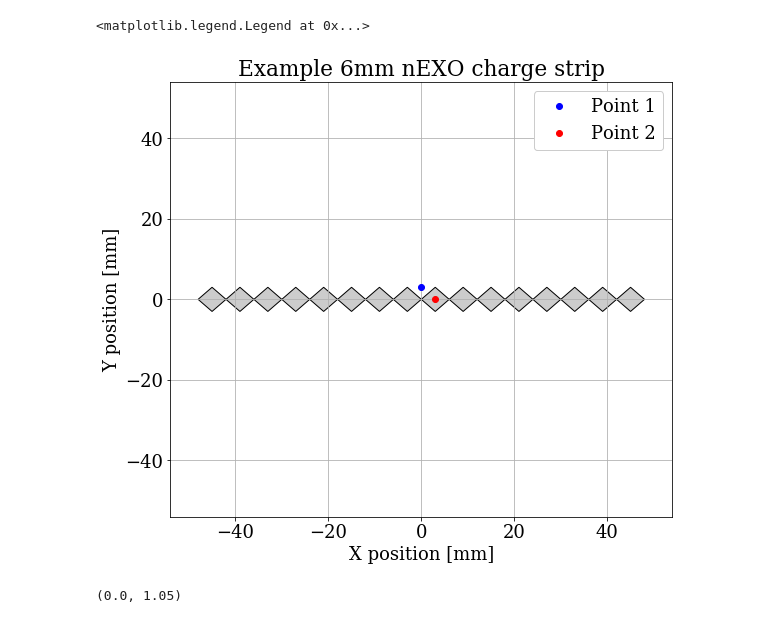
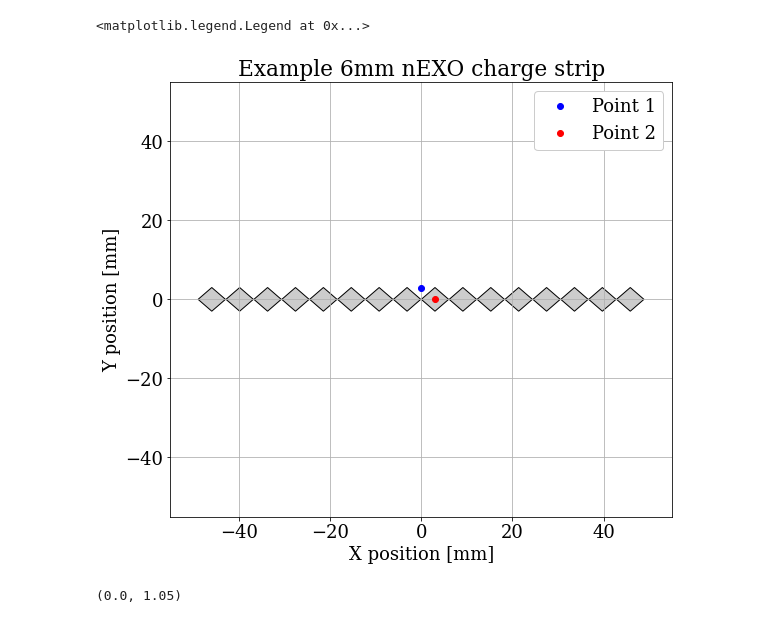
Before and after one commit to bglenardo/CurrentAndChargeSignalCalculator, a Jupyter notebook: Example Notebook.ipynb, the cells around one changed output. Cells and saved outputs as stored; diff of their text form; code cells hidden in the pictures.

```diff
--- a/Example Notebook.ipynb
+++ b/Example Notebook.ipynb
@@ -10,21 +10,25 @@ plt.rcParams["mathtext.fontset"] = "dejavuserif"
 plt.rcParams.update({'font.size': 18})
 plt.rcParams['figure.figsize'] = (9,8)
 # %%
-SignalCalculator.DrawStrip()
+padSize = 6.12 #6mm pad pitch along the diagonal of the individual pad squares
+numPads = 16 #pads per strip
+padGap = 0.085 #mm gap between pads, normal distance between two edges shrinks the actual size of the square
+
+SignalCalculator.DrawStrip(padSize, numPads, padGap)
 
 pt1 = (0., 3., 300.) # (x,y,z) coordinates of ionization event, given in mm
 pt2 = (3., 0., 300.) # (x,y,z) coordinates of ionization event, given in mm
 
 plt.plot(pt1[0],pt1[1],'ob',label='Point 1')
 plt.plot(pt2[0],pt2[1],'or',label='Point 2')
 plt.xlabel('X position [mm]')
 plt.ylabel('Y position [mm]')
 plt.title('Example 6mm nEXO charge strip')
 plt.grid()
 plt.legend(framealpha=1.)
 # %% [output]
 <matplotlib.legend.Legend at 0x...>
-[figure, old version]
+[figure, new version]
 # %%
 Q = 1. # Assume a unit charge
 
```
Also changed, not shown: 1 other file.
